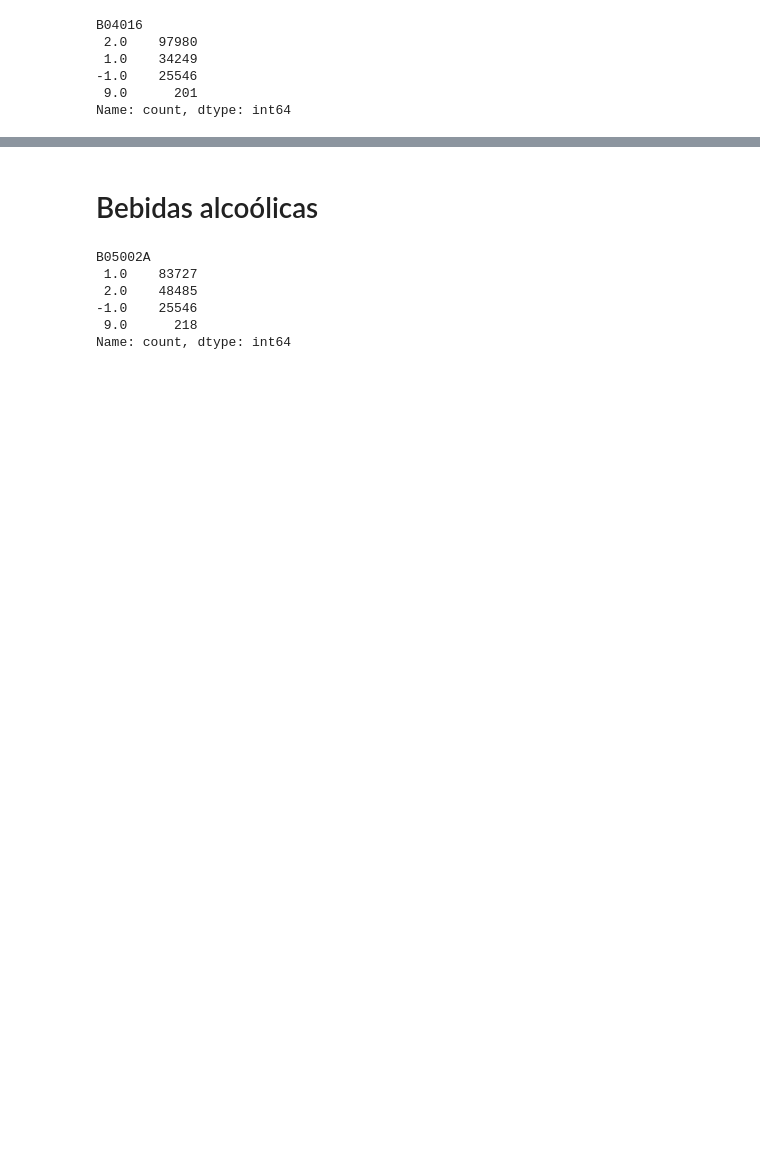
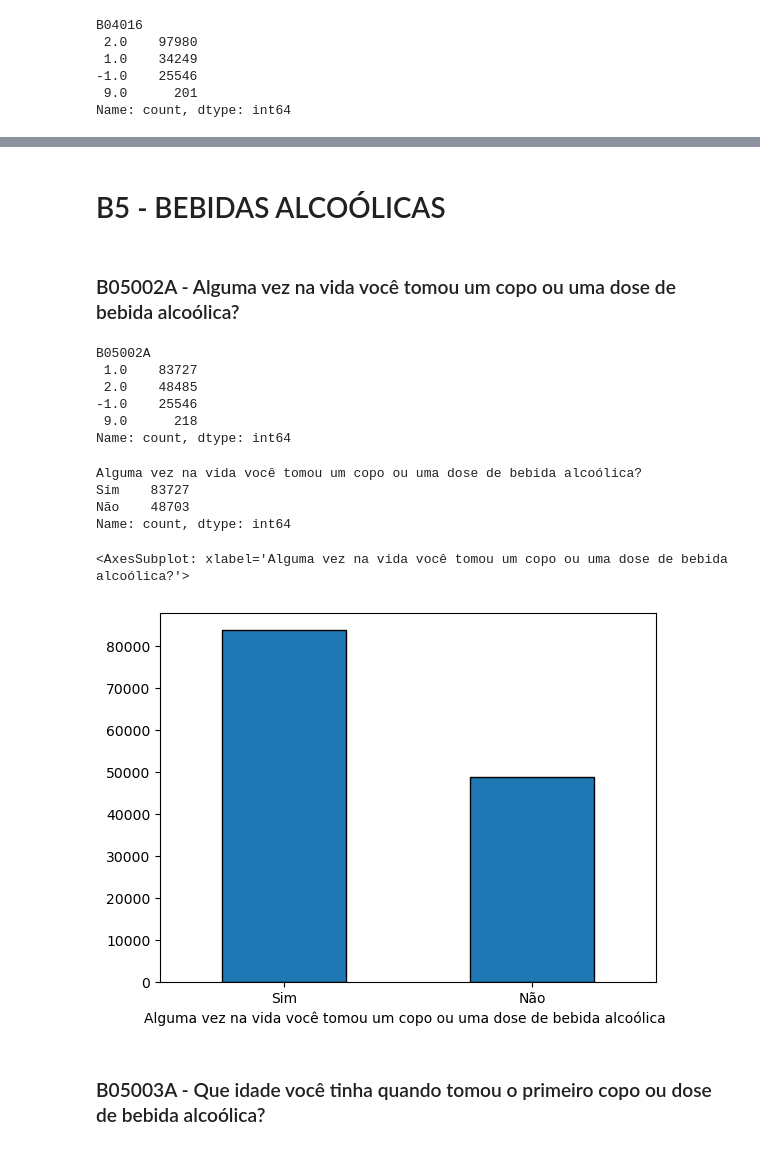
Before and after one commit to GustavoEmanuel901/lainfs-pense-repository, a Jupyter notebook: Dados_Pense.ipynb, the cells around one changed output, grey strips where cells are left out. Saved outputs shown, nothing was run; the diff lists cells and outputs as text; code cells hidden in the pictures; blank space fills up the shorter version.

```diff
--- a/Dados_Pense.ipynb
+++ b/Dados_Pense.ipynb
@@ -2638,5 +2783,7 @@ Name: count, dtype: int64
-# %% [markdown]
-# Bebidas alcoólicas
+# %% [markdown]
+# B5 - BEBIDAS ALCOÓLICAS
+# %% [markdown]
+### B05002A - Alguma vez na vida você tomou um copo ou uma dose de bebida alcoólica?
 # %%
 df['B05002A'].value_counts()
 # %% [output]
@@ -2648,0 +2804,12 @@ Name: count, dtype: int64
+# %%
+print(df['B05002A'].rename("Alguma vez na vida você tomou um copo ou uma dose de bebida alcoólica?").value_counts().sort_index().rename(index=mapa_sim_nao))
+df['B05002A'].rename("Alguma vez na vida você tomou um copo ou uma dose de bebida alcoólica?").value_counts().sort_index().rename(index=mapa_sim_nao).plot(kind='bar', edgecolor='black', rot=0)
+# %% [output]
+Alguma vez na vida você tomou um copo ou uma dose de bebida alcoólica?
+Sim    83727
+Não    48703
+Name: count, dtype: int64
+<AxesSubplot: xlabel='Alguma vez na vida você tomou um copo ou uma dose de bebida alcoólica?'>
+[figure, added]
+# %% [markdown]
+### B05003A - Que idade você tinha quando tomou o primeiro copo ou dose de bebida alcoólica?
```
Also changed, not shown: parts of 145 cells of this notebook.
